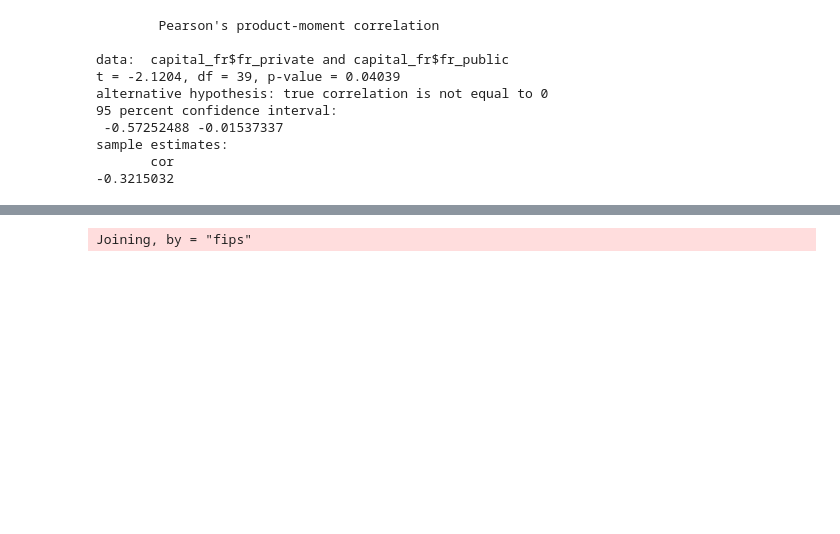
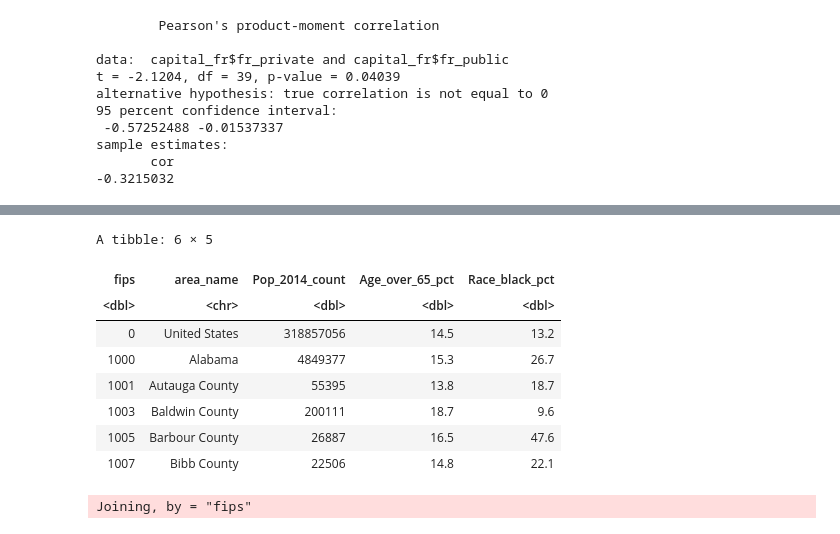
Before and after one commit to ccs-amsterdam/ccsbook, a Jupyter notebook: chapter06/merge_r.ipynb, the cells around one changed output, grey strips where cells are left out. Saved outputs shown, nothing was run; the diff lists cells and outputs as text; code cells hidden in the pictures; blank space fills up the shorter version.

```diff
--- a/chapter06/merge_r.ipynb
+++ b/chapter06/merge_r.ipynb
@@ -135,3 +160,15 @@ A tibble: 6 × 8
+# %%
+counties %>% select(fips, area_name, Poselect(-state_abbrev) %>%p_2014_count, Age_over_65_pct, Race_black_pct) %>% head()
+# %% [output]
+A tibble: 6 × 5
+| fips | area_name | Pop_2014_count | Age_over_65_pct | Race_black_pct |
+| <dbl> | <chr> | <dbl> | <dbl> | <dbl> |
+| 0 | United States | 318857056 | 14.5 | 13.2 |
+| 1000 | Alabama | 4849377 | 15.3 | 26.7 |
+| 1001 | Autauga County | 55395 | 13.8 | 18.7 |
+| 1003 | Baldwin County | 200111 | 18.7 | 9.6 |
+| 1005 | Barbour County | 26887 | 16.5 | 47.6 |
+| 1007 | Bibb County | 22506 | 14.8 | 22.1 |
 # %%
 c = counties %>%
   select("fips", "area_name", "Race_black_pct")
```
Also changed, not shown: parts of 4 cells of this notebook, 8 other files.
